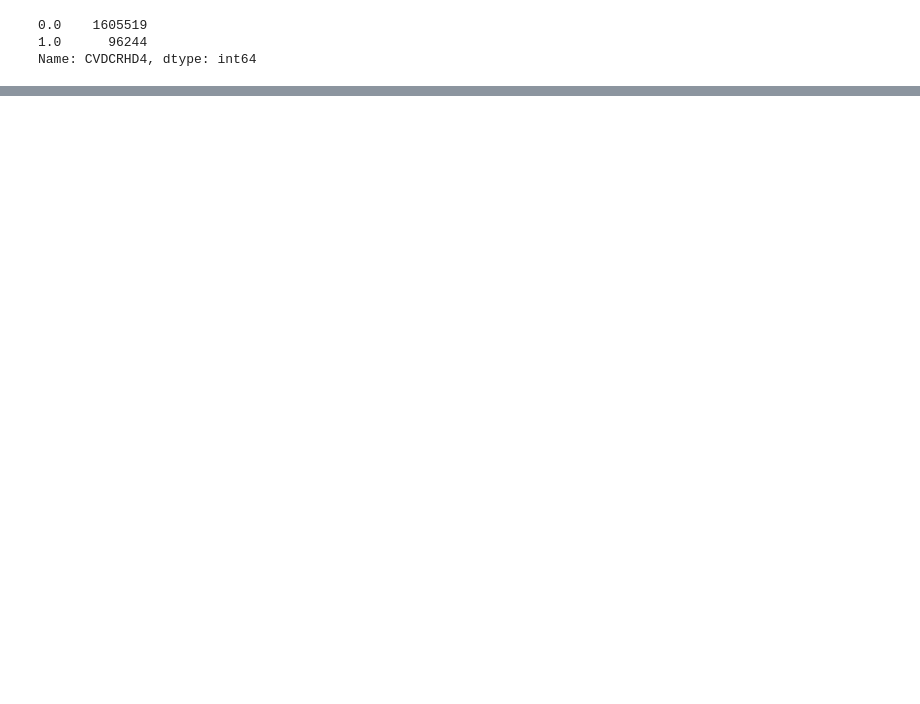
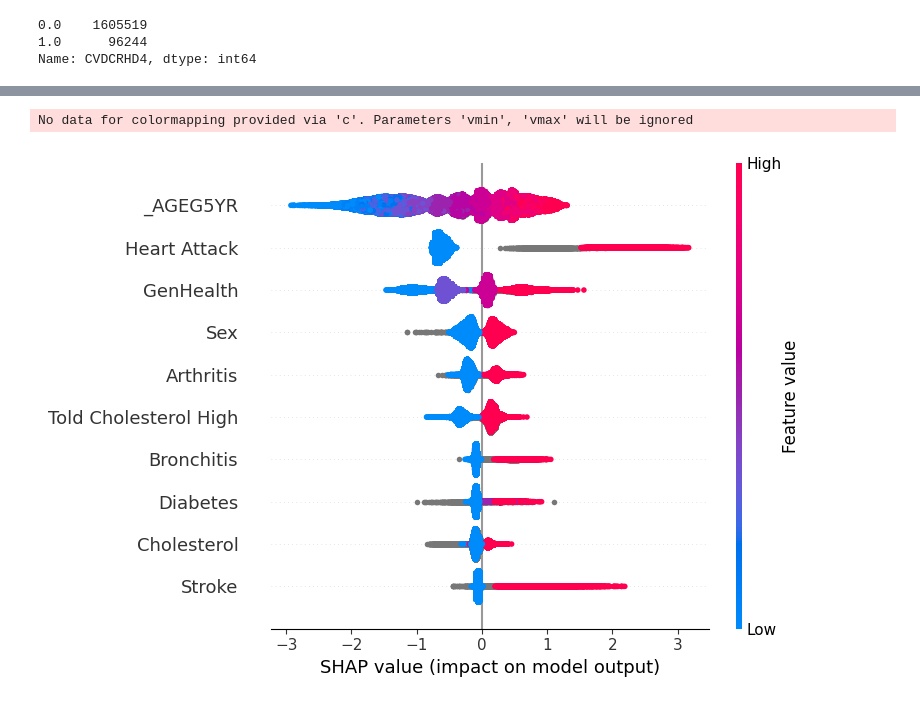
Before and after one commit to daniel-zm-fang/Heart-Disease-Prediction, a Jupyter notebook: exploratory scripts/exploration_5.ipynb, the cells around one changed output, grey strips where cells are left out. Saved outputs shown, nothing was run; the diff lists cells and outputs as text; code cells hidden in the pictures; blank space fills up the shorter version.

```diff
--- a/exploratory scripts/exploration_5.ipynb
+++ b/exploratory scripts/exploration_5.ipynb
@@ -65,0 +78,5 @@ Text(0.5, 1.0, 'Feature Importance')
+# %%
+shap.summary_plot(shap_values, X_test, feature_names=feature_cols, max_display=10)
+# %% [output]
+No data for colormapping provided via 'c'. Parameters 'vmin', 'vmax' will be ignored
+[figure, added]
```
Also changed, not shown: parts of 8 cells of this notebook, 6 other files.
